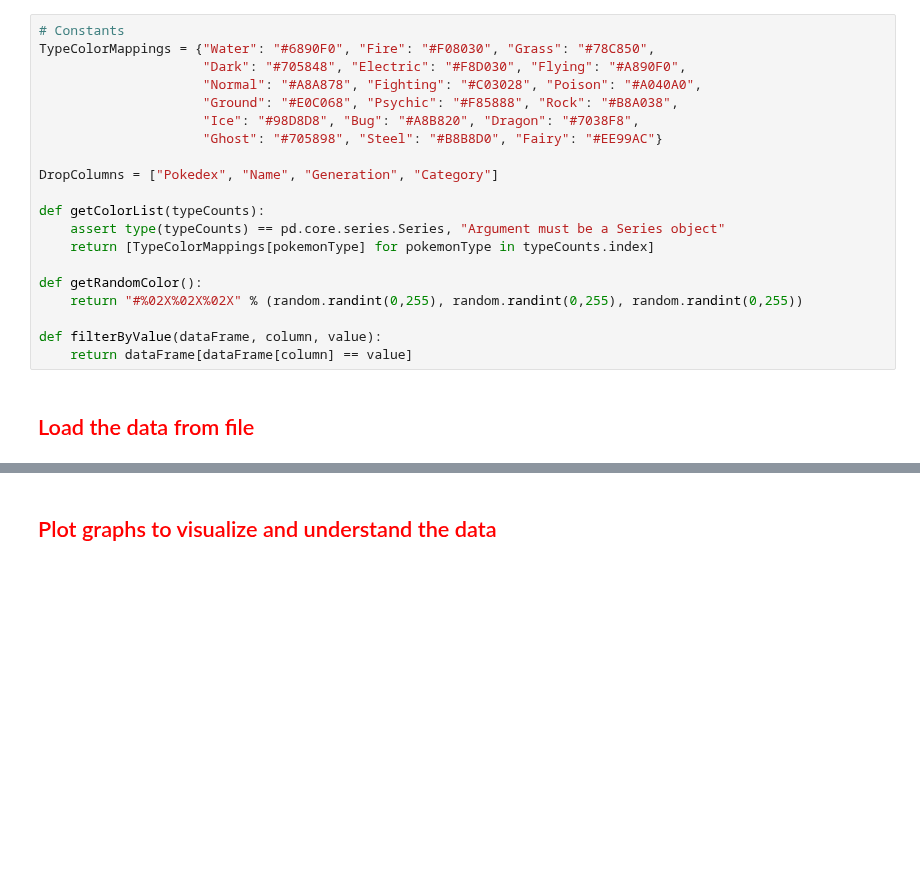
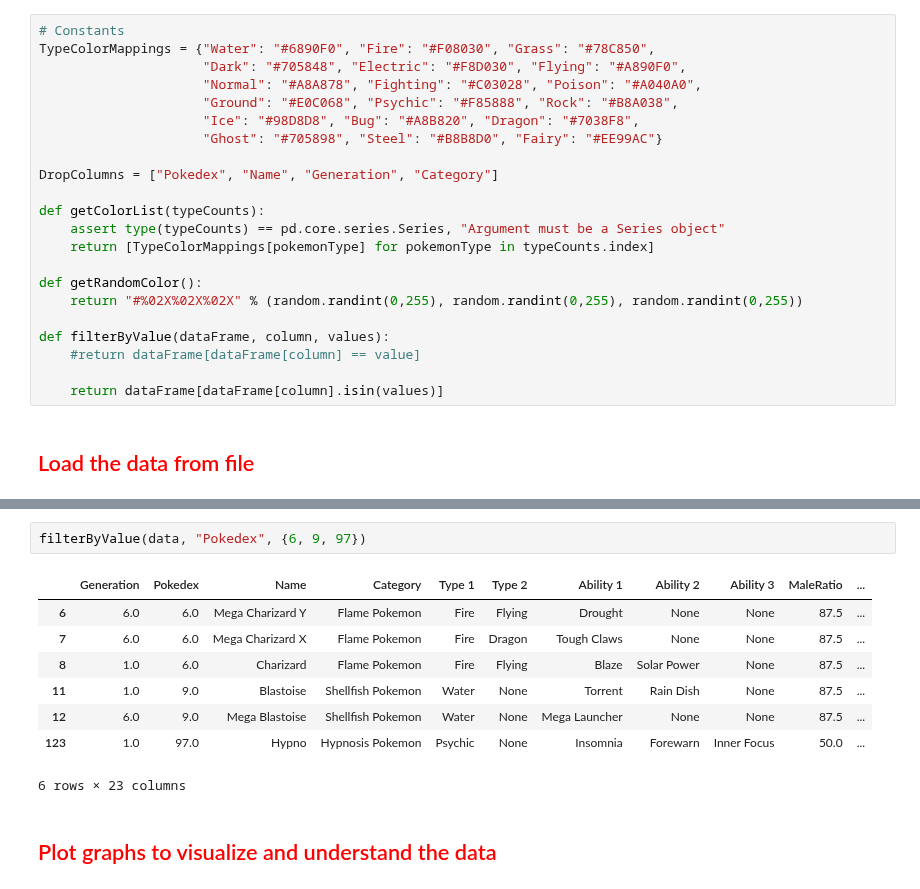
Before and after one commit to pandabytes/PokemonDatamining, a Jupyter notebook: classifiers/src/Pokemon.ipynb, the cells around one changed output, grey strips where cells are left out. Cells and saved outputs as stored; diff of their text form; blank space fills up the shorter version.

```diff
--- a/classifiers/src/Pokemon.ipynb
+++ b/classifiers/src/Pokemon.ipynb
@@ -45,8 +45,10 @@ def getColorList(typeCounts):
 def getRandomColor():
     return "#%02X%02X%02X" % (random.randint(0,255), random.randint(0,255), random.randint(0,255))
 
-def filterByValue(dataFrame, column, value):
-    return dataFrame[dataFrame[column] == value]
+def filterByValue(dataFrame, column, values):
+    #return dataFrame[dataFrame[column] == value]
+
+    return dataFrame[dataFrame[column].isin(values)]
 # %% [markdown]
 ## <font color="red">Load the data from file</font>
 # %%
@@ -66,4 +68,15 @@ data.sample(5)
 5 rows × 23 columns
+# %%
+filterByValue(data, "Pokedex", {6, 9, 97})
+# %% [output]
+|  | Generation | Pokedex | Name | Category | Type 1 | Type 2 | Ability 1 | Ability 2 | Ability 3 | MaleRatio | ... |
+| 6 | 6.0 | 6.0 | Mega Charizard Y | Flame Pokemon | Fire | Flying | Drought | None | None | 87.5 | ... |
+| 7 | 6.0 | 6.0 | Mega Charizard X | Flame Pokemon | Fire | Dragon | Tough Claws | None | None | 87.5 | ... |
+| 8 | 1.0 | 6.0 | Charizard | Flame Pokemon | Fire | Flying | Blaze | Solar Power | None | 87.5 | ... |
+| 11 | 1.0 | 9.0 | Blastoise | Shellfish Pokemon | Water | None | Torrent | Rain Dish | None | 87.5 | ... |
+| 12 | 6.0 | 9.0 | Mega Blastoise | Shellfish Pokemon | Water | None | Mega Launcher | None | None | 87.5 | ... |
+| 123 | 1.0 | 97.0 | Hypno | Hypnosis Pokemon | Psychic | None | Insomnia | Forewarn | Inner Focus | 50.0 | ... |
+6 rows × 23 columns
 # %% [markdown]
 ## <font color="red">Plot graphs to visualize and understand the data</font>
 # %% [markdown]
```
Also changed, not shown: parts of 1 cell of this notebook, 4 other files.
